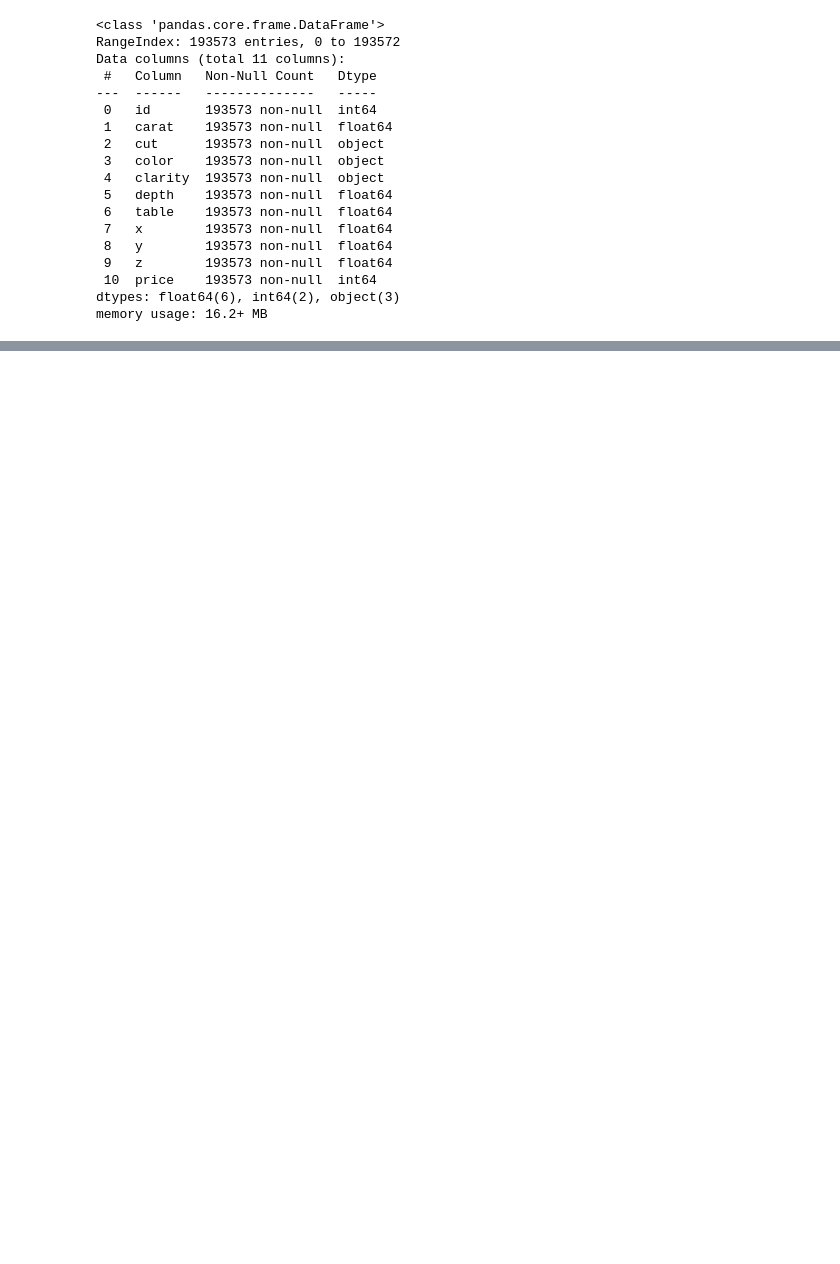
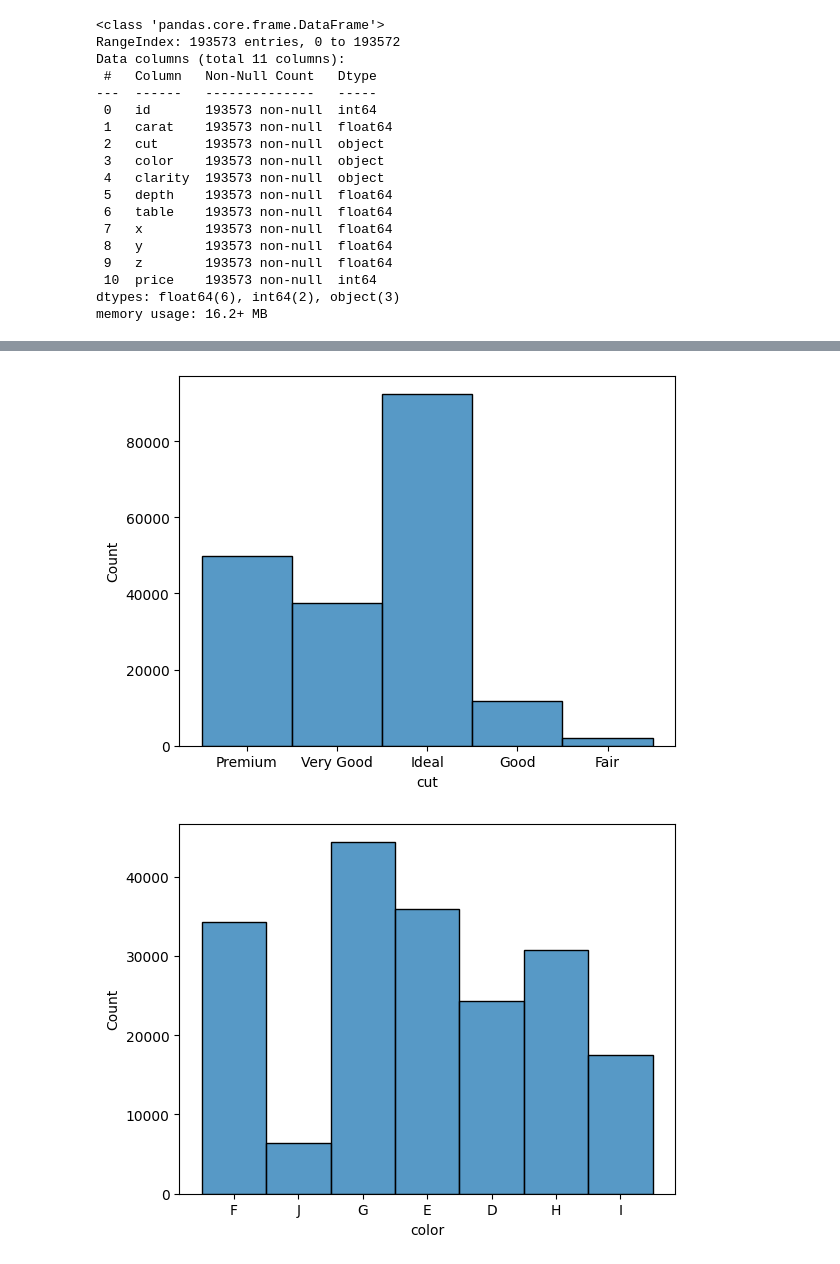
Before and after one commit to shubhankar567/Diamond_Price_Prediction_System, a Jupyter notebook: notebooks/EDA.ipynb, the cells around one changed output, grey strips where cells are left out. Saved outputs shown, nothing was run; the diff lists cells and outputs as text; code cells hidden in the pictures; blank space fills up the shorter version.

```diff
--- a/notebooks/EDA.ipynb
+++ b/notebooks/EDA.ipynb
@@ -37,0 +163,9 @@ df.shape
+# %%
+# Plotting the histplots
+for i in cat_columns:
+    sns.histplot(data = df, x = i)
+    print('\n')
+    plt.show()
+# %% [output]
+[figure, added]
+[figure, added]
```
Also changed, not shown: parts of 22 cells of this notebook, 4 other files.
